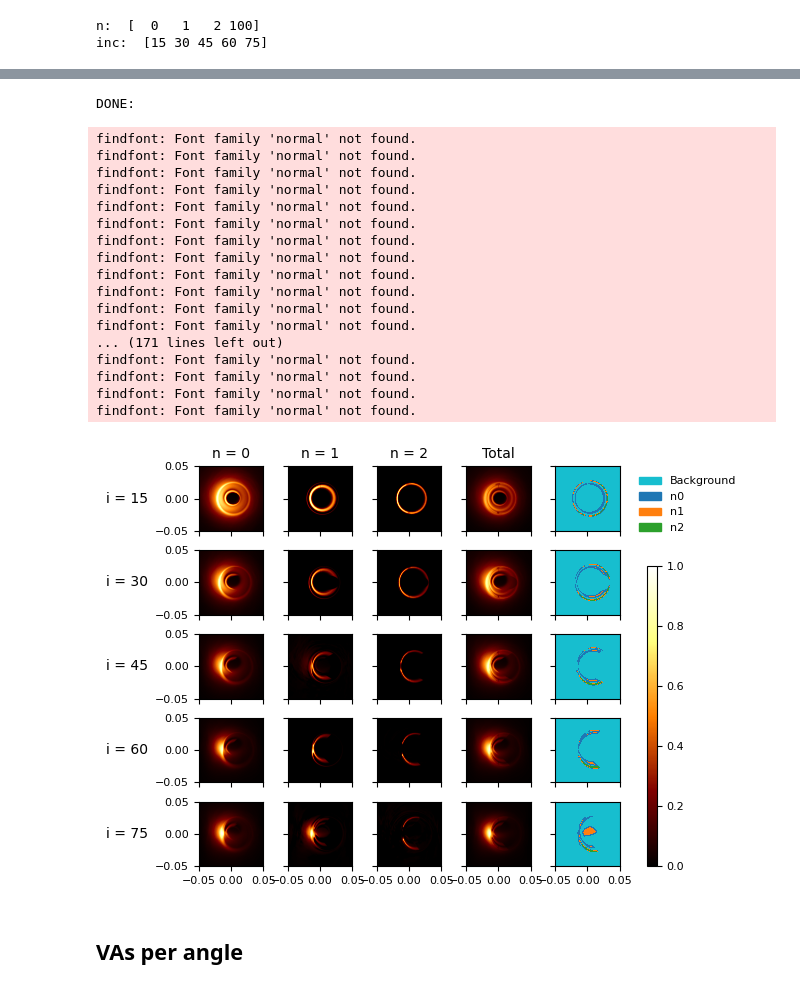
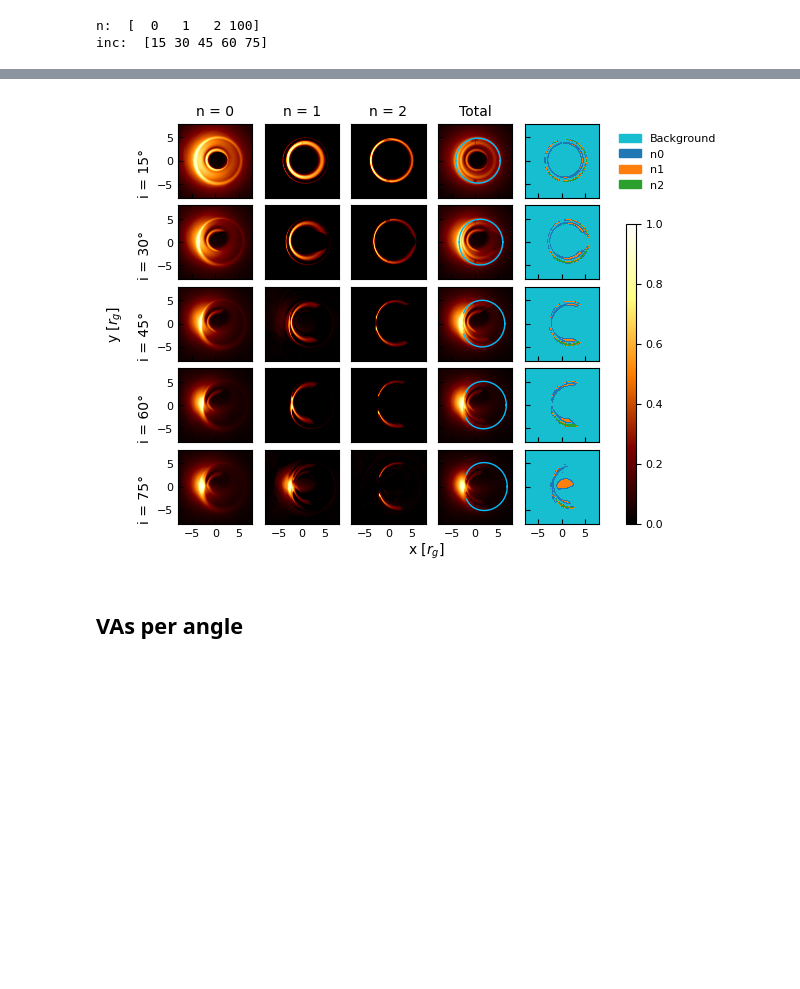
Before and after one commit to hina18201716/KNS_PR, a Jupyter notebook: testpy.ipynb, the cells around one changed output, grey strips where cells are left out. Saved outputs shown, nothing was run; the diff lists cells and outputs as text; code cells hidden in the pictures; blank space fills up the shorter version.

Commit message:
EHT BHEX lines added

```diff
--- a/testpy.ipynb
+++ b/testpy.ipynb
@@ -12,12 +12,13 @@ import matplotlib
 from matplotlib import pyplot as plt
 import matplotlib.patches as mpatches
 # matplotlib.use('Agg')
+import matplotlib.pyplot as plt
+plt.rcParams['font.family'] = 'sans-serif'
 
-font = {'family' : 'normal',
+font = {'family' : 'sans-serif',
         'size'   : 8}
 
 matplotlib.rc('font', **font)
-
 
 from scipy.interpolate import RegularGridInterpolator
 from scipy.signal      import argrelextrema
@@ -90,0 +93,12 @@ KeyboardInterrupt:
+# %%
+plt.figure(figsize=(30,30),facecolor='w')
+fig, ax = plt.subplots(1,1,figsize=(5,4), sharex=True, sharey=True)
+figure = loadfigure(image_array, np.min(image_array), np.max(image_array), fig, ax, 20, 1, label="Stokes", cmap="afmhot")
+ax.set_xlabel(r"x [mas]")
+ax.set_ylabel(r"y [mas]")
+ax.set_xlim(-3, 1)
+ax.set_ylim(-4, 4)
+
+fig.colorbar(figure, ax=ax)
+fig.savefig(f"output/plot/HPRi60_zoom.jpg", dpi=1000)
+# fig.savefig(f"HPR.pdf")
@@ -145,14 +162,13 @@ fig, axes = plt.subplots(len(incs), len(ns) + 1, figsize=(len(ns) + 1, len(incs)
 
 for row, inc in enumerate(incs):  # row = inclination
     imgs_list = []
+    alpha1, beta1 = import_ab(1.01, inc, True)
+
     for col, n in enumerate(ns):  # col = photon ring order
         ax = axes[row, col]
 
+        # images ----------------------------------------------------------------------
         if n in [1, 2]:
-
-            # s = sel[(sel['inc'] == inc) & (sel['n'] == n) & (sel['snapshot'] == 1000)]
-            # snapshot = 1000
-
             s = sel[(sel['inc'] == inc) & (sel['n'] == n) & (sel['snapshot'] == 101000)]
             snapshot = 101000
         else:
@@ -167,14 +183,17 @@ for row, inc in enumerate(incs):  # row = inclination
             else:
                 data_id_all, min, max, image_array = getimagedata(img_path, snapshot, resize=True)
 
-            figure = loadfigure(image_array, min, max, fig, ax, halfrange=halfrange, mas=mas, label="Stokes", cmap="afmhot")
-            ax.set_xlim(-0.05, 0.05)
-            ax.set_ylim(-0.05, 0.05)
+            figure = loadfigure(image_array, min, max, fig, ax, halfrange=20, mas=1, label="Stokes", cmap="afmhot")
+            if n==100:
+                ax.plot(alpha1, beta1, linewidth=1, color='deepskyblue', linestyle='-')
+            ax.set_xlim(-8, 8)
+            ax.set_ylim(-8, 8)
             ax.set_aspect('equal')
         else:
             print("error", inc, n)
             continue
-
+        ax.tick_params(axis='x', direction='in')
+        ax.tick_params(axis='y', direction='in')
         if n in [0, 1, 2]:
             imgs_list.append(image_array)
 
@@ -184,11 +203,18 @@ for row, inc in enumerate(incs):  # row = inclination
             else:
                 ax.set_title(f"n = {n}", fontsize=10)
 
-    axes[row, 0].set_ylabel(f"i = {inc}", fontsize=10, rotation=0, labelpad=20, va='center')
 
-    imgs = np.stack(imgs_list, axis=0)
-    legend_handles = plotregion(imgs, axes[row, -1])
-    axes[row, -1].set_aspect('equal')
+        # region plot ------------------------------------------------
+        imgs = np.stack(imgs_list, axis=0)
+        legend_handles = plotregion(imgs, axes[row, -1])
+        axes[row, -1].tick_params(direction='in')
+
+        axes[row, col].set_aspect('equal')
+        axes[row, col].tick_params(direction='in')
+
+        if col ==0:
+            ax.set_ylabel(f"i = {inc}°", fontsize=10, loc='bottom')
+
 
 # Global legend
 fig.legend(handles=legend_handles, bbox_to_anchor=(1.1, 0.9), frameon=False)
@@ -197,11 +223,13 @@ fig.legend(handles=legend_handles, bbox_to_anchor=(1.1, 0.9), frameon=False)
 cbar_ax = fig.add_axes([0.9, 0.1, 0.02, 0.6])
 fig.colorbar(figure, cax=cbar_ax, orientation='vertical')
 
-#
-fig.subplots_adjust(left=0, right=0.85, top=0.9, bottom=0.1, wspace=0.3, hspace=0.3)
+fig.text(0.5, 0.04, r"x [$r_g$]", ha='center', fontsize=10)
+fig.text(-0.14, 0.5, r"y [$r_g$]", va='center', rotation='vertical', fontsize=10)
+
+fig.subplots_adjust(left=0, right=0.85, top=0.9, bottom=0.1, wspace=0.1, hspace=0.1)
 
 # Save
-fig.savefig("output/table/hpr.jpg", bbox_inches='tight', dpi=300)
+fig.savefig("output/table/hpr_withcurve.jpg", bbox_inches='tight', dpi=300)
 # plt.close(fig)
 print('DONE:')
 # %% [output]
@@ -242,21 +253,3 @@ findfont: Font family 'normal' not found.
-DONE:
-findfont: Font family 'normal' not found.
-findfont: Font family 'normal' not found.
-findfont: Font family 'normal' not found.
-findfont: Font family 'normal' not found.
-findfont: Font family 'normal' not found.
-findfont: Font family 'normal' not found.
-findfont: Font family 'normal' not found.
-findfont: Font family 'normal' not found.
-findfont: Font family 'normal' not found.
-findfont: Font family 'normal' not found.
-findfont: Font family 'normal' not found.
-findfont: Font family 'normal' not found.
-... (171 lines left out)
-findfont: Font family 'normal' not found.
-findfont: Font family 'normal' not found.
-findfont: Font family 'normal' not found.
-findfont: Font family 'normal' not found.
-[figure, old version]
+[figure, new version]
 # %% [markdown]
 ## VAs per angle
```
Also changed, not shown: parts of 7 cells of this notebook.
